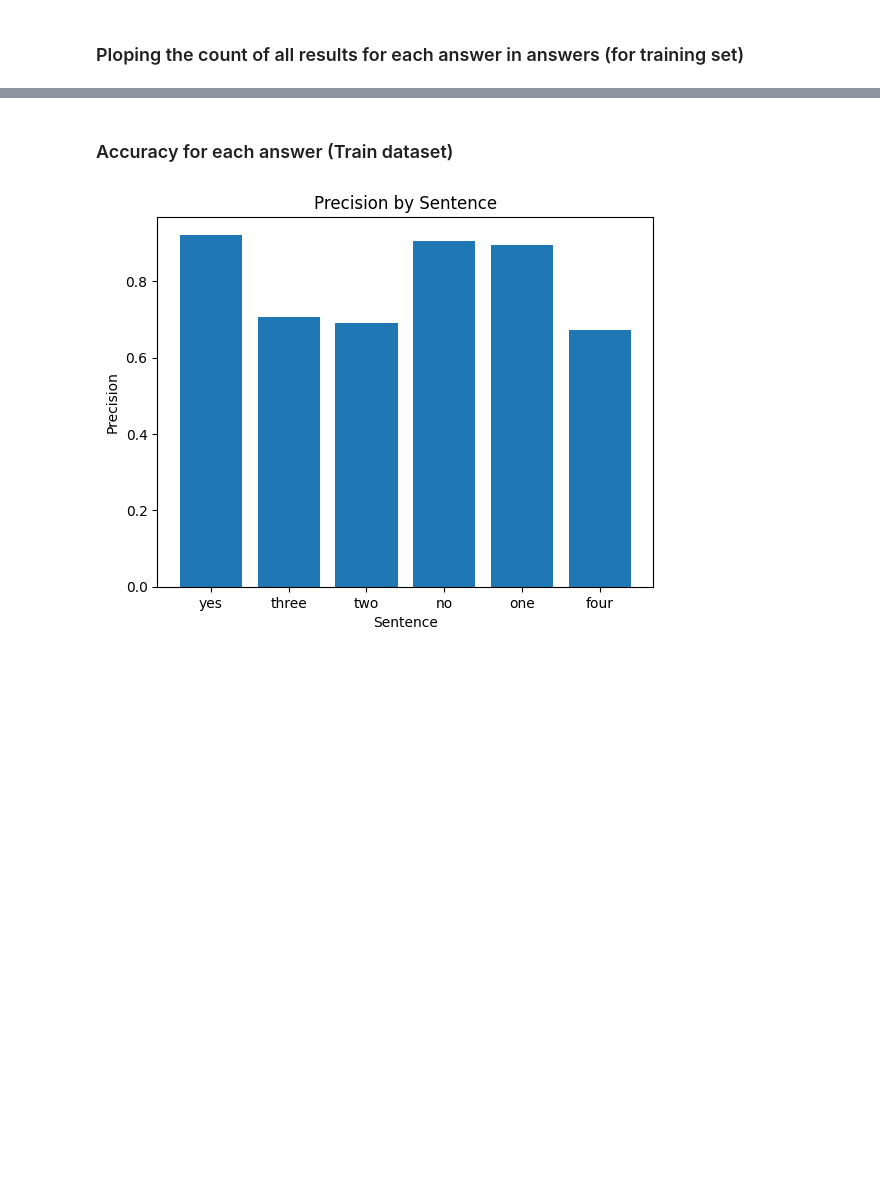
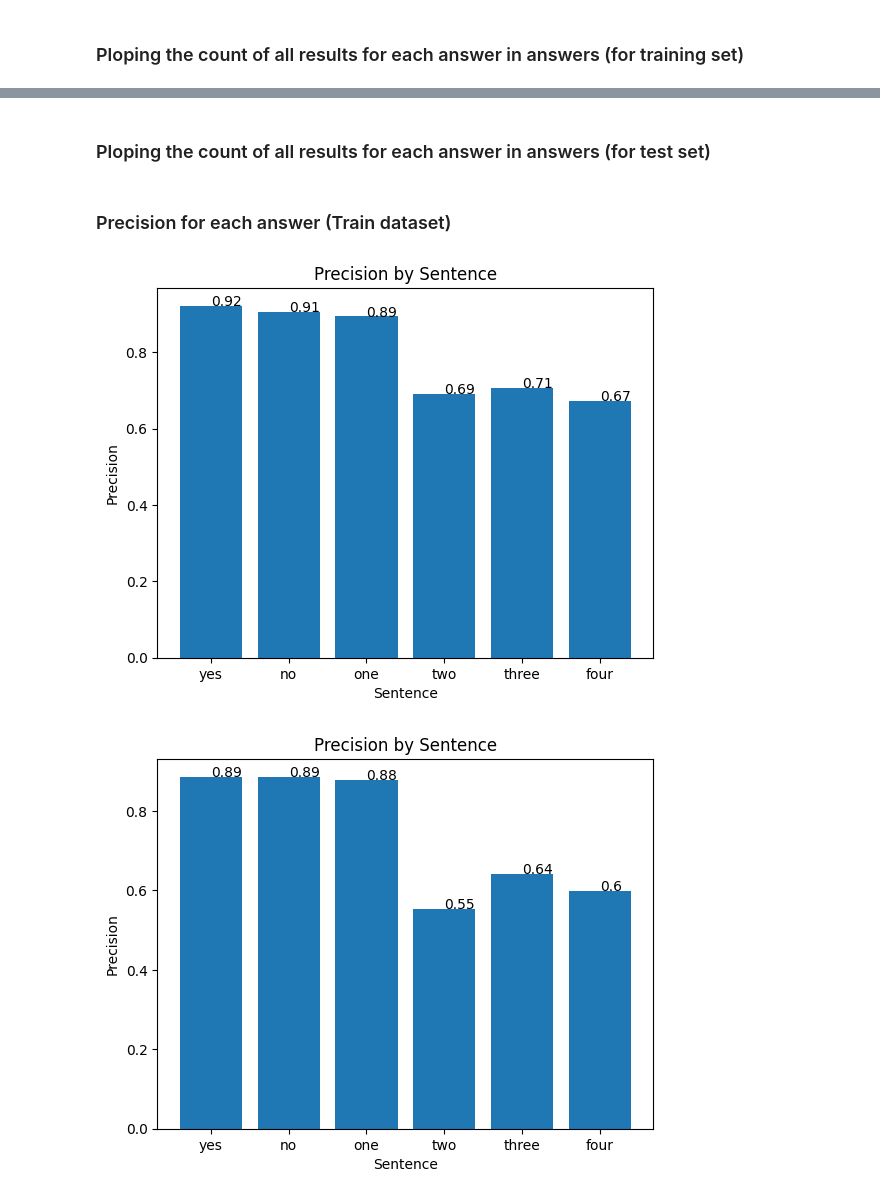
Before and after one commit to kevin-tournie/projectBigData, a Jupyter notebook: Modèles/GraphiquesGoogleApiVariantes.ipynb, the cells around one changed output, grey strips where cells are left out. Cells and saved outputs as stored; diff of their text form; code cells hidden in the pictures; blank space fills up the shorter version.

```diff
--- a/Modèles/GraphiquesGoogleApiVariantes.ipynb
+++ b/Modèles/GraphiquesGoogleApiVariantes.ipynb
@@ -178,0 +131,2 @@ plt.show()
+# %% [markdown]
+### Ploping the count of all results for each answer in answers (for test set)
@@ -179,30 +142,28 @@ plt.show()
 # %% [markdown]
-### Accuracy for each answer (Train dataset)
+### Precision for each answer (Train dataset)
-# %%
-import matplotlib.pyplot as plt
-
-# Create a list to store the precision for each possible string
-precision_list = []
-
-# Get the unique values in the "sentence" column
-sentence_values = filtered_train_overfit_df['sentence'].unique()
-
-# Iterate through the unique values and calculate the precision for each
-for value in sentence_values:
-    # Get the number of rows where the sentence is equal to the current value
-    total_rows = filtered_train_overfit_df[filtered_train_overfit_df['sentence'] == value].shape[0]
-    # Get the number of rows where the sentence is equal to the current value and the "correct_predicted_overfit" column is "True"
-    true_rows = filtered_train_overfit_df[(filtered_train_overfit_df['sentence'] == value) & (filtered_train_overfit_df['correct_predicted_overfit'] == True)].shape[0]
-    # Calculate the precision as the number of true rows divided by the total number of rows
-    precision = true_rows / total_rows
-    # Append the precision to the list
-    precision_list.append(precision)
-
-# Plot the data
-plt.bar(sentence_values, precision_list)
-plt.xlabel("Sentence")
-plt.ylabel("Precision")
-plt.title("Precision by Sentence")
-plt.show()
-# %% [output]
-[figure, removed]
+# %%
+import matplotlib.pyplot as plt
+
+def plopPrecisionBySentence(dataframe, sentences, compared, correct_predicted):
+    precisions = {}
+    for sentence in sentences:
+        correct_predictions = dataframe[(dataframe[compared] == sentence) & (dataframe[correct_predicted] == True)].shape[0]
+        total_predictions = dataframe[dataframe[compared] == sentence].shape[0]
+        precisions[sentence] = correct_predictions / total_predictions
+
+    plt.bar(sentences, precisions.values())
+    plt.xticks(sentences)
+    plt.xlabel("Sentence")
+    plt.ylabel("Precision")
+    plt.title("Precision by Sentence")
+    for i, val in enumerate(precisions.values()):
+        plt.text(i, val, str(round(val, 2)))
+    plt.show()
+# %%
+sentences = ["yes", "no", "one", "two", "three", "four"]
+plopPrecisionBySentence(filtered_train_overfit_df, sentences, "sentence", "correct_predicted_overfit")
+plopPrecisionBySentence(filtered_dev_overfit_df, sentences, "sentence", "correct_predicted_overfit")
+plopPrecisionBySentence(filtered_test_overfit_df, sentences, "sentence", "correct_predicted_overfit")
+# %% [output]
+[figure, added]
+[figure, added]
```
Also changed, not shown: parts of 12 cells of this notebook.
